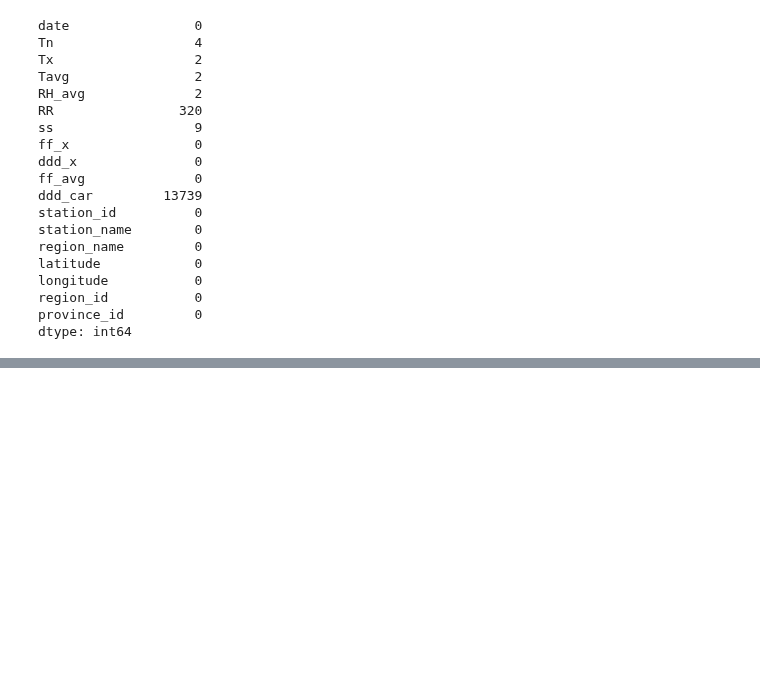
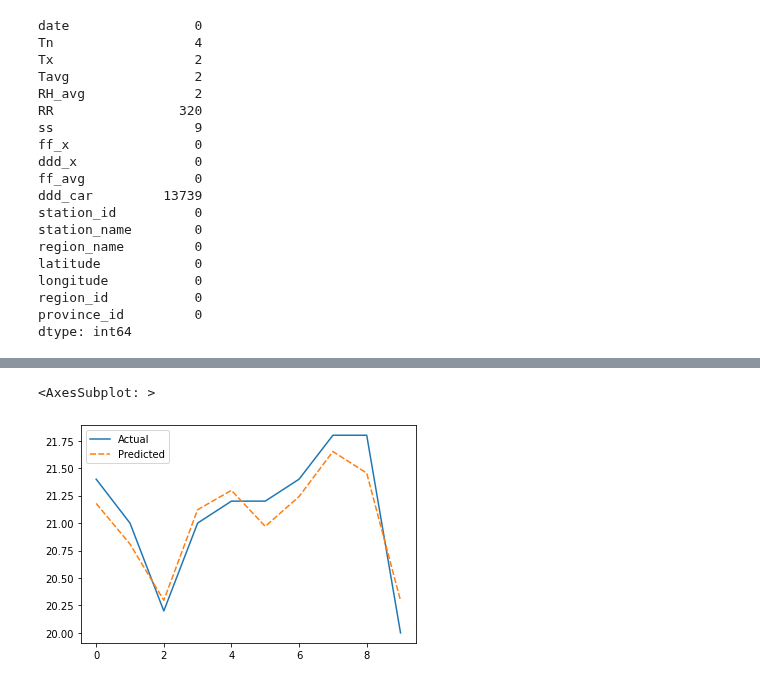
Before and after one commit to Jeongho-cho/Climate-Data-Daily-IDN, a Jupyter notebook: climate.ipynb, the cells around one changed output, grey strips where cells are left out. Drawn from its saved outputs; the diff is of its cells as text; code cells hidden in the pictures; blank space fills up the shorter version.

```diff
--- a/climate.ipynb
+++ b/climate.ipynb
@@ -352,0 +525,5 @@ cm_re.to_csv('climate_re_re.csv')
+# %%
+rf.fit(X_train,y_train)
+
+print(rf.score(X_train,y_train))
+print(rf.score(X_test,y_test))
@@ -352,0 +532,2 @@ cm_re.to_csv('climate_re_re.csv')
+# %%
+cm_ks = cm_re[cm_re['region_name'] == 'Kota Sabang'].sort_values(by = 'date', ascending = True)
@@ -352,0 +541,10 @@ cm_re.to_csv('climate_re_re.csv')
+# %%
+y_target = cm_ks['Tn']
+X_data = cm_ks.drop(['Tn'], axis  =1,inplace = False)
+
+X_train, X_test, y_train, y_test = train_test_split(X_data, y_target,test_size =0.2, random_state= 100)
+# %%
+rf.fit(X_train,y_train)
+
+print(rf.score(X_train,y_train))
+print(rf.score(X_test,y_test))
@@ -352,0 +610,9 @@ cm_re.to_csv('climate_re_re.csv')
+# %%
+y_test_preds = rf.predict(X_data).round(3)
+
+df1 = pd.DataFrame({'Actual': y_target, 'Predicted' : y_test_preds})
+df2 = df1.head(10)
+sns.lineplot(data = df2)
+# %% [output]
+<AxesSubplot: >
+[figure, added]
```
Also changed, not shown: parts of 40 cells of this notebook, 2 other files.
